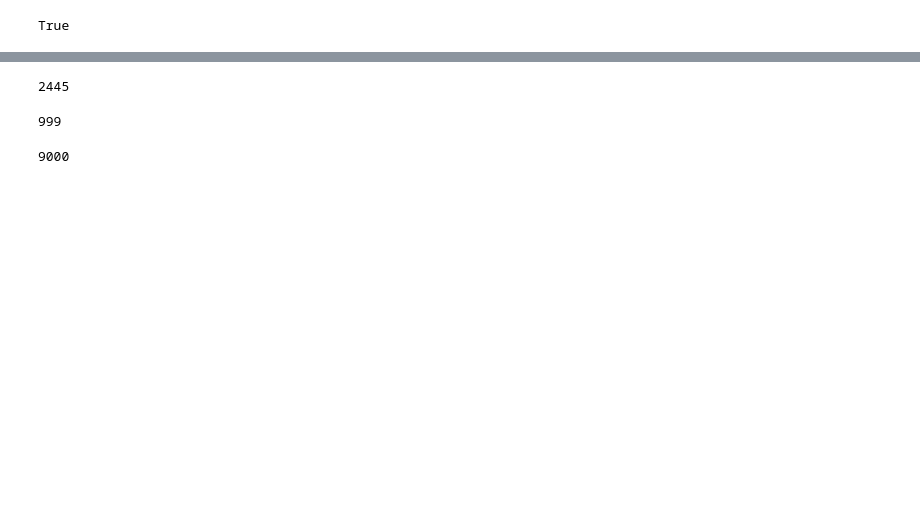
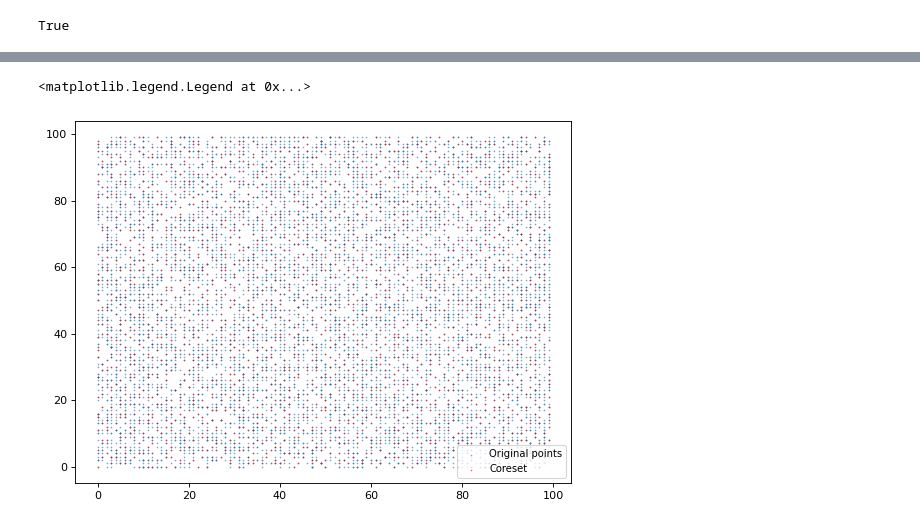
Before and after one commit to kvombatkere/CoreSets-Algorithms, a Jupyter notebook: algorithms/coreset_streaming_playbook.ipynb, the cells around one changed output, grey strips where cells are left out. Cells and saved outputs as stored; diff of their text form; code cells hidden in the pictures; blank space fills up the shorter version.

Commit message:
visualize from uniformly at random points

```diff
--- a/algorithms/coreset_streaming_playbook.ipynb
+++ b/algorithms/coreset_streaming_playbook.ipynb
@@ -135,18 +136,23 @@ for i in range(chunk_size+1, len(x_arr)):
                 else:
                     a.double_resolution()
     counter += 1
-# %%
-len(a.coreset)
-# %% [output]
-2445
-# %%
-len(b.coreset)
-# %% [output]
-999
-# %%
-counter
-# %% [output]
-9000
-# %%
-a = Coreset_Streaming(data_size)
-b = Coreset_Streaming(data_size)
+# %%
+og_xs = []
+og_ys = []
+for (x, y) in x_arr:
+    og_xs.append(x)
+    og_ys.append(y)
+
+cs_xs = []
+cs_ys = []
+for ((x, y), weight) in a.coreset:
+    cs_xs.append(x)
+    cs_ys.append(y)
+# %%
+fig = plt.figure(figsize=(8, 6), dpi=80)
+plt.scatter(og_xs, og_ys, s=0.1, label="Original points")
+plt.scatter(cs_xs, cs_ys, s=0.1, c="red", label="Coreset")
+plt.legend(loc="lower right", fontsize=9)
+# %% [output]
+<matplotlib.legend.Legend at 0x...>
+[figure, added]
```
Also changed, not shown: parts of 8 cells of this notebook.
